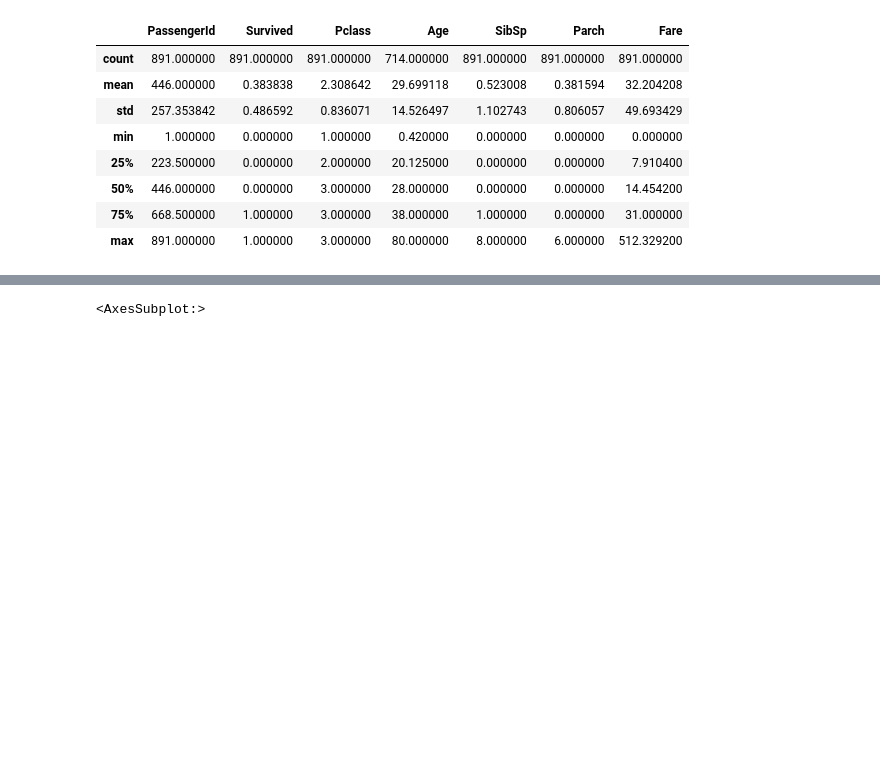
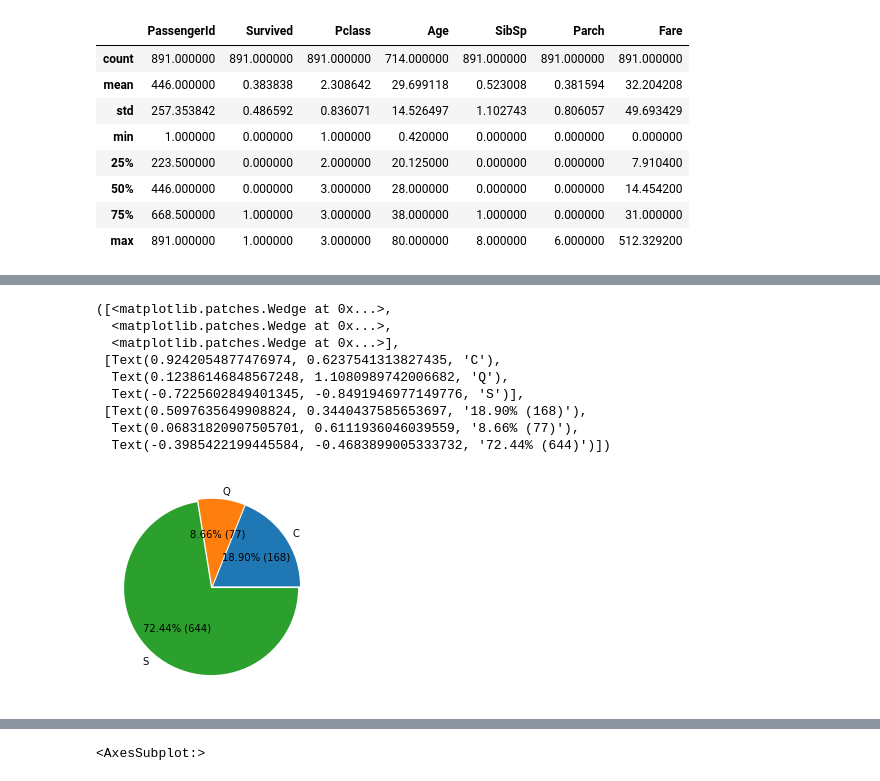
Before and after one commit to Porpoising/home_tasks, a Jupyter notebook: Pets/titanic/EDA.ipynb, the cells around one changed output, grey strips where cells are left out. Cells and saved outputs as stored; diff of their text form; code cells hidden in the pictures; blank space fills up the shorter version.

```diff
--- a/Pets/titanic/EDA.ipynb
+++ b/Pets/titanic/EDA.ipynb
@@ -38,0 +72,18 @@ titanic_train.describe()
+# %%
+embarked_count = titanic_train.groupby('Embarked', as_index=False).agg({'Name': 'count'}).rename(columns={'Name': 'Count'})
+
+plt.pie(x=embarked_count['Count'],
+        explode=[0.015, 0.015, 0.015],
+        labels=embarked_count['Embarked'],
+        autopct=lambda p: '{:.2f}% ({:.0f})'.format(p, (p/100)*titanic_train.groupby('Embarked').size().sum()))
+# %% [output]
+([<matplotlib.patches.Wedge at 0x...>,
+  <matplotlib.patches.Wedge at 0x...>,
+  <matplotlib.patches.Wedge at 0x...>],
+ [Text(0.9242054877476974, 0.6237541313827435, 'C'),
+  Text(0.12386146848567248, 1.1080989742006682, 'Q'),
+  Text(-0.7225602849401345, -0.8491946977149776, 'S')],
+ [Text(0.5097635649908824, 0.3440437585653697, '18.90% (168)'),
+  Text(0.06831820907505701, 0.6111936046039559, '8.66% (77)'),
+  Text(-0.3985422199445584, -0.4683899005333732, '72.44% (644)')])
+[figure, added]
```
Also changed, not shown: parts of 7 cells of this notebook.
